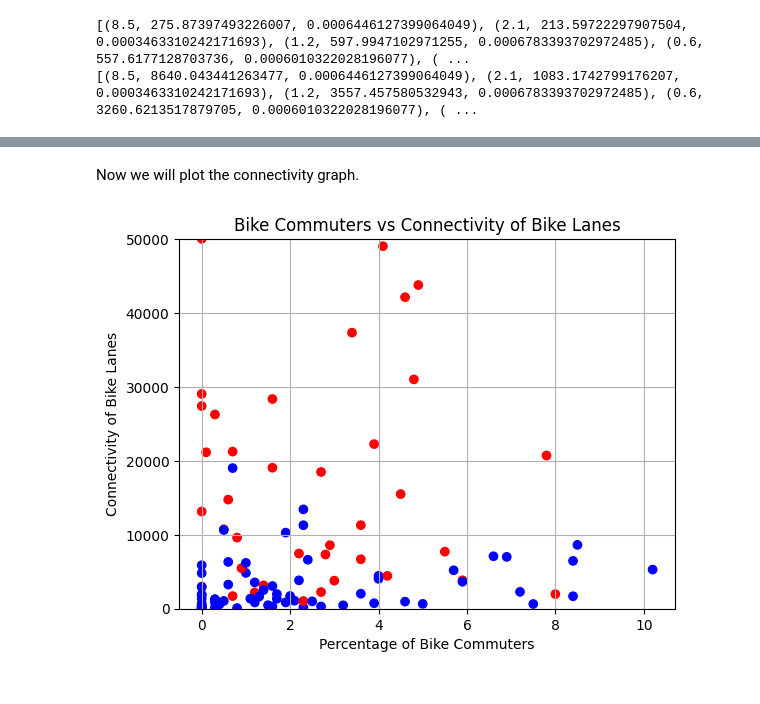
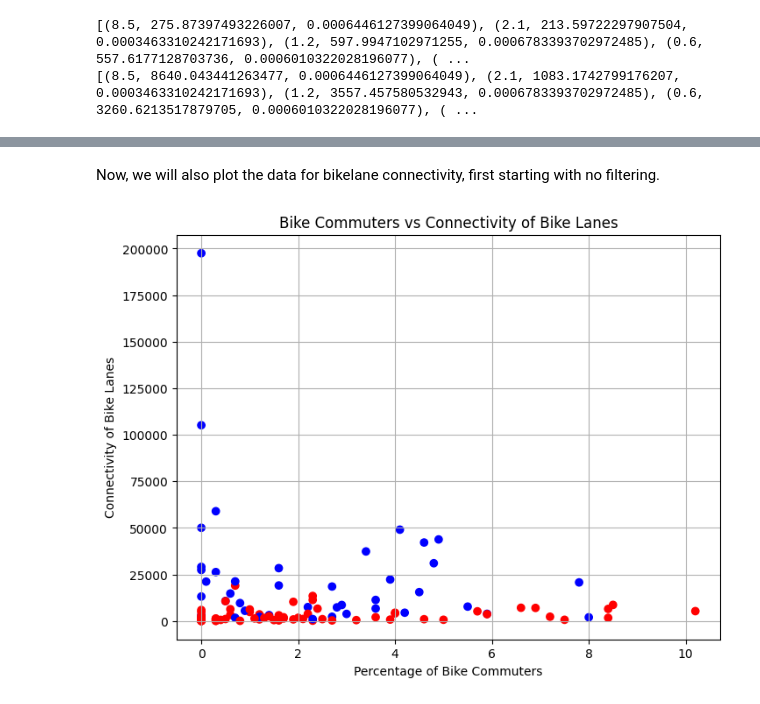
Before and after one commit to BU-CS210A-S23/ds-livable-streets-infra, a Jupyter notebook: sp24-team-c/deliverables/bikelane applied/mid-sem-report.ipynb, the cells around one changed output, grey strips where cells are left out. Saved outputs shown, nothing was run; the diff lists cells and outputs as text; code cells hidden in the pictures.

Commit message:
finished report for bikelane

```diff
--- a/sp24-team-c/deliverables/bikelane applied/mid-sem-report.ipynb
+++ b/sp24-team-c/deliverables/bikelane applied/mid-sem-report.ipynb
@@ -3,5 +7,6 @@ First, we will take the BikeLane GeoJSON (2023) and grab the coordinates of each
 # %%
 import geopandas as gpd
+import numpy as np
 
 df = gpd.read_file('Existing_Bike_Network_2023.geojson')
 # print(df.geometry.iloc[0].coords[0][0])
@@ -15,7 +20,7 @@ weights['CFBL'] = 3 # contraflow bike lane
 weights['SBL'] = 5 # separated bike lane
 weights['SBLBL'] = 3 # one separated bike lane, one painted bike lane
 weights['SBLSL'] = 3 # one separated bike lane, one painted shared lane
-weights['CFSBL'] = 4 # separated contraflow lane
+weights['CFSBL'] = 5 # separated contraflow lane
 weights['SLM'] = 1 # shared bus/bike lane
 weights['SLMTC'] = 2 # calmed street shared bike lane
 weights['PED'] = 4 # pedestrian plaza (allows bikes)
@@ -318,18 +362,18 @@ plt.show()
 # %% [markdown]
-Now we will plot the connectivity graph.
+Now, we will also plot the data for bikelane connectivity, first starting with no filtering.
 # %%
-import matplotlib.pyplot as plt
-
 bike_usage = [item[0] for item in connectivity_trend]  # percentage of bike commuters
 lane_connectivity = [item[1] for item in connectivity_trend]  # freq of bike lanes
+pop_density = [item[2] for item in connectivity_trend]
+colors = ['blue' if i > mean_pop_density else 'red' for i in pop_density]
 
-# plt.figure(figsize=(8, 6))
+plt.figure(figsize=(8, 6))
 plt.scatter(bike_usage, lane_connectivity, marker='o', c=colors)
 # plt.ylim(0, 50000)
 plt.xlabel('Percentage of Bike Commuters')
 plt.ylabel('Connectivity of Bike Lanes')
 plt.title('Bike Commuters vs Connectivity of Bike Lanes')
 plt.grid(True)
 plt.show()
 # %% [output]
-[figure, old version]
+[figure, new version]
```
Also changed, not shown: parts of 29 cells of this notebook.
